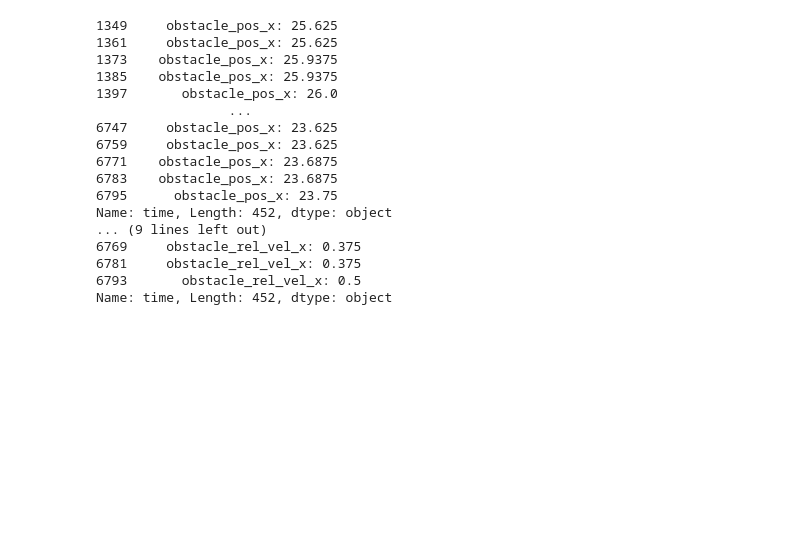
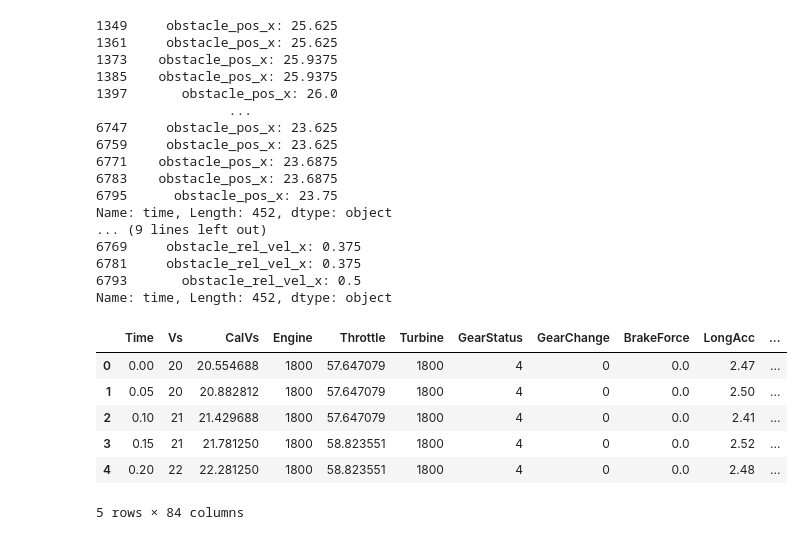
Before and after one commit to leesunmyung/Collision_Risk_Analysis_Dataset, a Jupyter notebook: CRP_input-dataset_automation01.ipynb, the cells around one changed output. Drawn from its saved outputs; the diff is of its cells as text; code cells hidden in the pictures; blank space fills up the shorter version.

```diff
--- a/CRP_input-dataset_automation01.ipynb
+++ b/CRP_input-dataset_automation01.ipynb
@@ -245,3 +245,14 @@ with open('EJ_DS_2_fo_temp6.csv', 'w', newline="") as temp_file:
         p = p.split(' ')[1]
         writer.writerow({"Time": time, "Vs": int_i, "CalVs": i, "Engine": 1800, "Throttle": j, "Turbine": 1800, "GearStatus": 4, "GearChange": 0, "BrakeForce": k, "LongAcc": l, "LatAcc": m, "YawRate1": 0, "YawRate2": 0, "SAS": n, "Range1": o, "RelSpeed1": p, "Angle1": 0, "Status1": 0, "Stationary1": 0, "Range2": 0, "RelSpeed2": 0, "Angle2": 0, "Status2": 0, "Stationary2": 0, "Range3": 0, "RelSpeed3": 0, "Angle3": 0, "Status3": 0, "Stationary3": 0, "Range4": 0, "RelSpeed4": 0, "Angle4": 0, "Status4": 0, "Stationary4": 0, "Range5": 0, "RelSpeed5": 0, "Angle5": 0, "Status5": 0, "Stationary5": 0, "Range6": 0, "RelSpeed6": 0, "Angle6": 0, "Status6": 0, "Stationary6": 0, "Range7": 0, "RelSpeed7": 0, "Angle7": 0, "Status7": 0, "Stationary7": 0, "Range8": 0, "RelSpeed8": 0, "Angle8": 0, "Status8": 0, "Stationary8": 0, "Range9": 0, "RelSpeed9": 0, "Angle9": 0, "Status9": 0, "Stationary9": 0, "Range10": 0, "RelSpeed10": 0, "Angle10": 0, "Status10": 0, "Stationary10": 0, "Range11": 0, "RelSpeed11": 0, "Angle11": 0, "Status11": 0, "Stationary11": 0, "Range12": 0, "RelSpeed12": 0, "Angle12": 0, "Status12": 0, "Stationary12": 0, "RadarStatus": 0, "RadarCurv": 5000, "TrackNo": 1, "RadarYaw": 1, "LaDistance": 30, "LaVrel": 0, "LaCurv": 0, "LaTargetON": 1, "LaStatus": 24, "LaStep": 0})
         time = time + 0.05
+# %%
+crp_input_data = pd.read_csv('G:\\내 드라이브\\CRP_input-dataset\\0509_EJ_DS\\CRP_0509_EJ_DS\\EJ_DS_2_fo_temp6.csv')
+crp_input_data.head()
+# %% [output]
+|  | Time | Vs | CalVs | Engine | Throttle | Turbine | GearStatus | GearChange | BrakeForce | LongAcc | ... |
+| 0 | 0.00 | 20 | 20.554688 | 1800 | 57.647079 | 1800 | 4 | 0 | 0.0 | 2.47 | ... |
+| 1 | 0.05 | 20 | 20.882812 | 1800 | 57.647079 | 1800 | 4 | 0 | 0.0 | 2.50 | ... |
+| 2 | 0.10 | 21 | 21.429688 | 1800 | 57.647079 | 1800 | 4 | 0 | 0.0 | 2.41 | ... |
+| 3 | 0.15 | 21 | 21.781250 | 1800 | 58.823551 | 1800 | 4 | 0 | 0.0 | 2.52 | ... |
+| 4 | 0.20 | 22 | 22.281250 | 1800 | 58.823551 | 1800 | 4 | 0 | 0.0 | 2.48 | ... |
+5 rows × 84 columns
```
